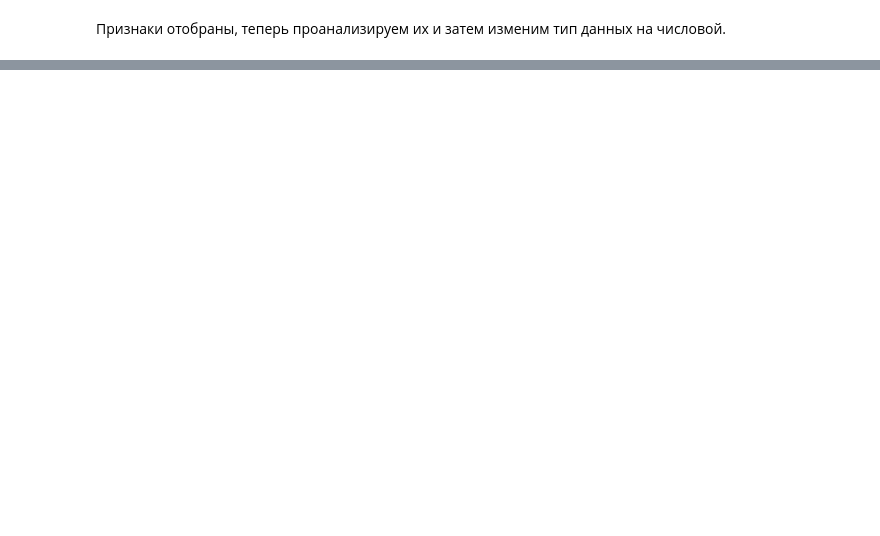
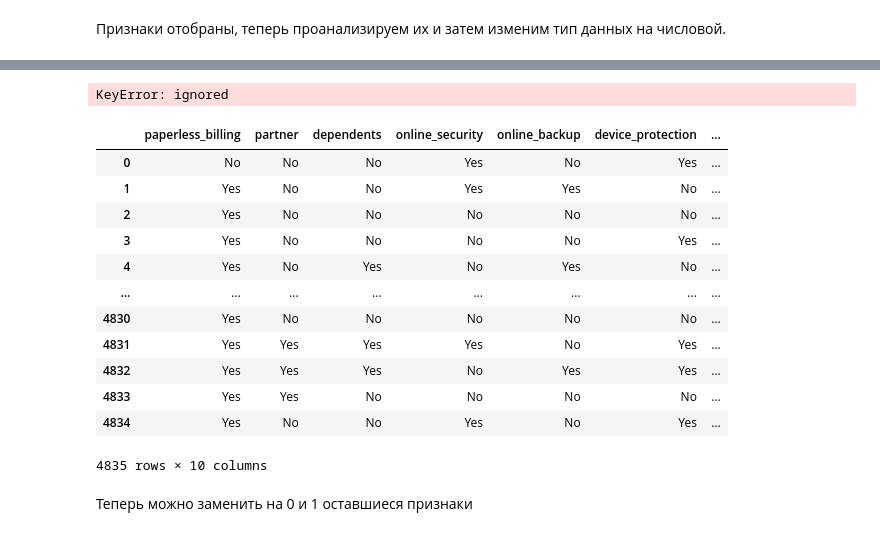
Before and after one commit to AV-BOLT/yandex_practicum, a Jupyter notebook: yandex_diploma.ipynb, the cells around one changed output, grey strips where cells are left out. Drawn from its saved outputs; the diff is of its cells as text; code cells hidden in the pictures; blank space fills up the shorter version.

```diff
--- a/yandex_diploma.ipynb
+++ b/yandex_diploma.ipynb
@@ -581,0 +612,8 @@ for col in is_bool:
+# %%
+# преобразуем признаки internet_service и gender с помощью dummy
+data = pd.get_dummies(data,
+                      columns = ['internet_service', 'gender'],
+                      drop_first = False)
+data.head()
+# %% [output]
+KeyError: ignored
@@ -581,0 +623,26 @@ for col in is_bool:
+# %%
+# пересоберем
+is_bool = []
+
+# найдем булевы типы
+for col in is_categorical(data):
+    if data[col].nunique() == 2:
+        is_bool.append(col)
+# выведем получившийся список
+data[is_bool]
+# %% [output]
+|  | paperless_billing | partner | dependents | online_security | online_backup | device_protection | ... |
+| 0 | No | No | No | Yes | No | Yes | ... |
+| 1 | Yes | No | No | Yes | Yes | No | ... |
+| 2 | Yes | No | No | No | No | No | ... |
+| 3 | Yes | No | No | No | No | Yes | ... |
+| 4 | Yes | No | Yes | No | Yes | No | ... |
+| ... | ... | ... | ... | ... | ... | ... | ... |
+| 4830 | Yes | No | No | No | No | No | ... |
+| 4831 | Yes | Yes | Yes | Yes | No | Yes | ... |
+| 4832 | Yes | Yes | Yes | No | Yes | Yes | ... |
+| 4833 | Yes | Yes | No | No | No | No | ... |
+| 4834 | Yes | No | No | Yes | No | Yes | ... |
+4835 rows × 10 columns
+# %% [markdown]
+Теперь можно заменить на 0 и 1 оставшиеся признаки
```
Also changed, not shown: parts of 15 cells of this notebook.
